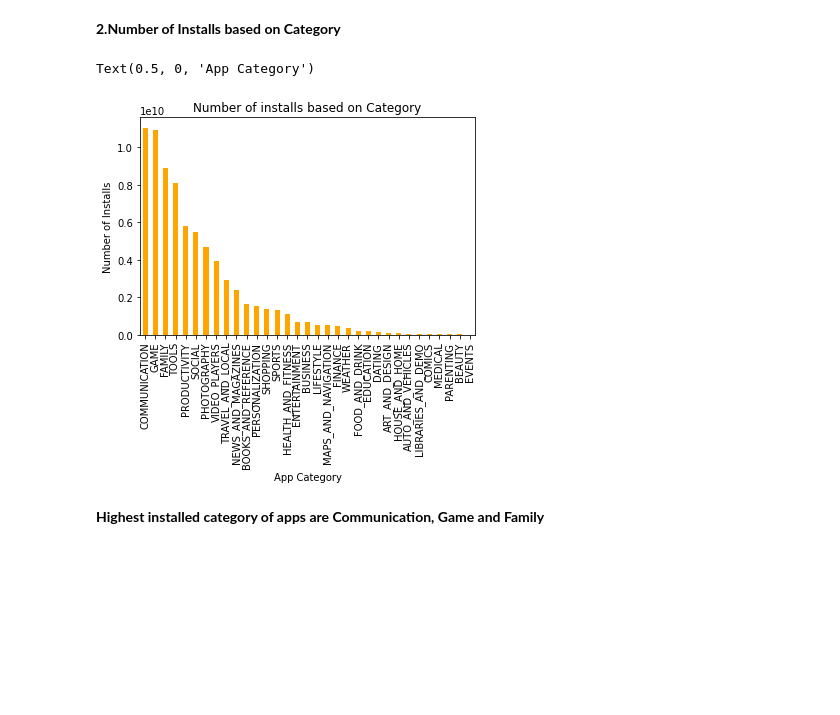
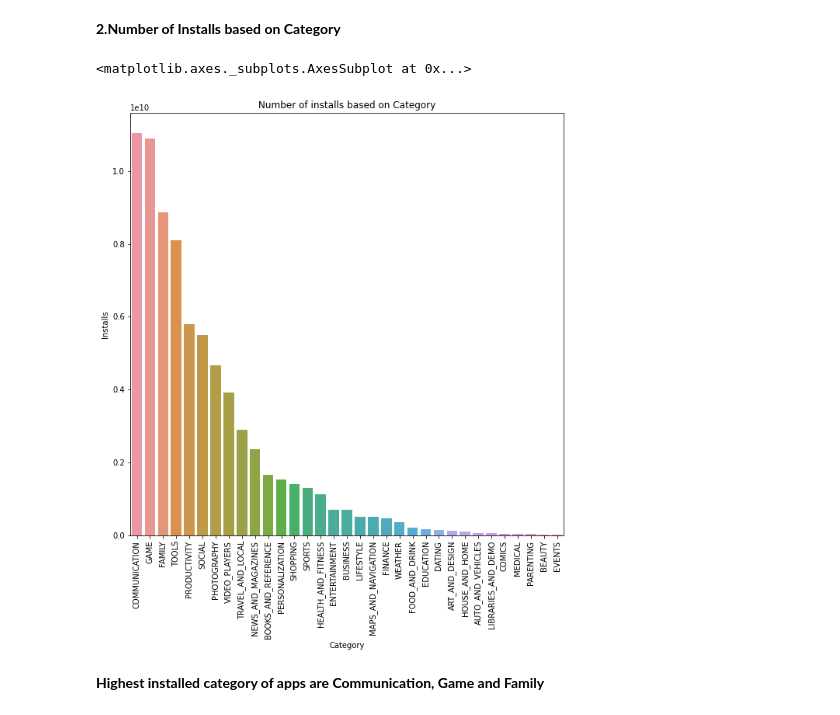
Before and after one commit to chandralakagwad/Playstore-App-Review-Analysis, a Jupyter notebook: Final_Play_Store_App_Analysis.ipynb, the cells around one changed output. Cells and saved outputs as stored; diff of their text form; code cells hidden in the pictures; blank space fills up the shorter version.

Commit message:
Third commit - Data Analysis contd

```diff
--- a/Final_Play_Store_App_Analysis.ipynb
+++ b/Final_Play_Store_App_Analysis.ipynb
@@ -367,13 +367,14 @@ Text(0.5, 0, 'Category')
 # %% [markdown]
 **2.Number of Installs based on Category**
 # %%
-play_store_df.groupby('Category')['Installs'].sum().sort_values(ascending=False).plot(kind='bar',color='orange')
+num_of_install = play_store_df.groupby('Category')['Installs'].sum().sort_values(ascending=False)
+plt.figure(figsize=(10,10))
 plt.title('Number of installs based on Category')
-plt.ylabel('Number of Installs')
-plt.xlabel('App Category')
+plt.xticks(rotation=90)
+sns.barplot(x=num_of_install.index, y = num_of_install, data = play_store_df)
 # %% [output]
-Text(0.5, 0, 'App Category')
+<matplotlib.axes._subplots.AxesSubplot at 0x...>
-[figure, old version]
+[figure, new version]
 # %% [markdown]
 **Highest installed category of apps are Communication, Game and Family**
 # %% [markdown]
```
Also changed, not shown: parts of 24 cells of this notebook.
